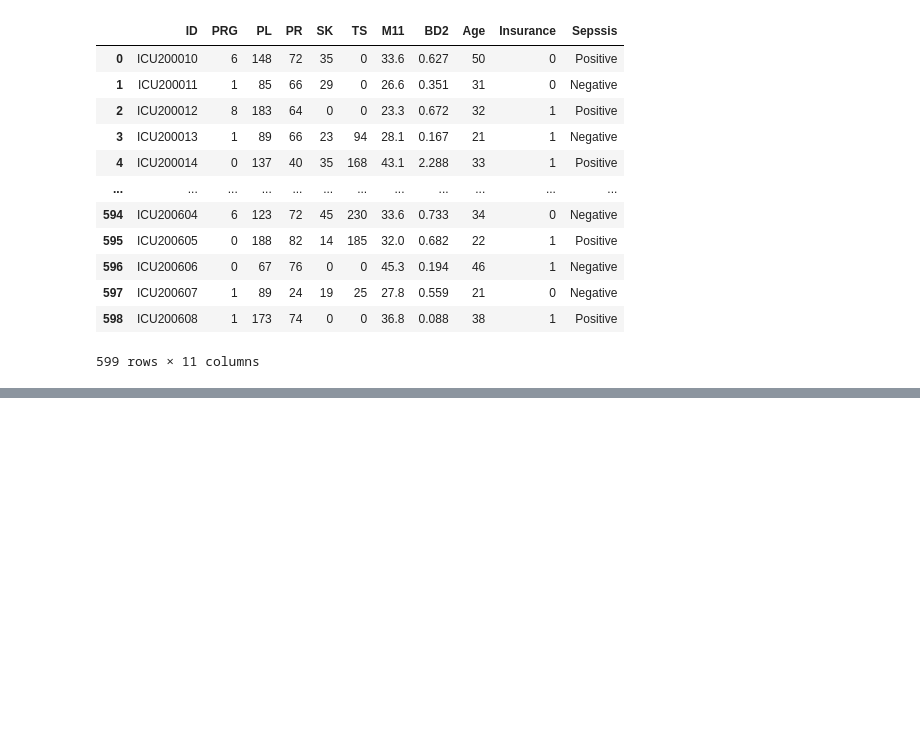
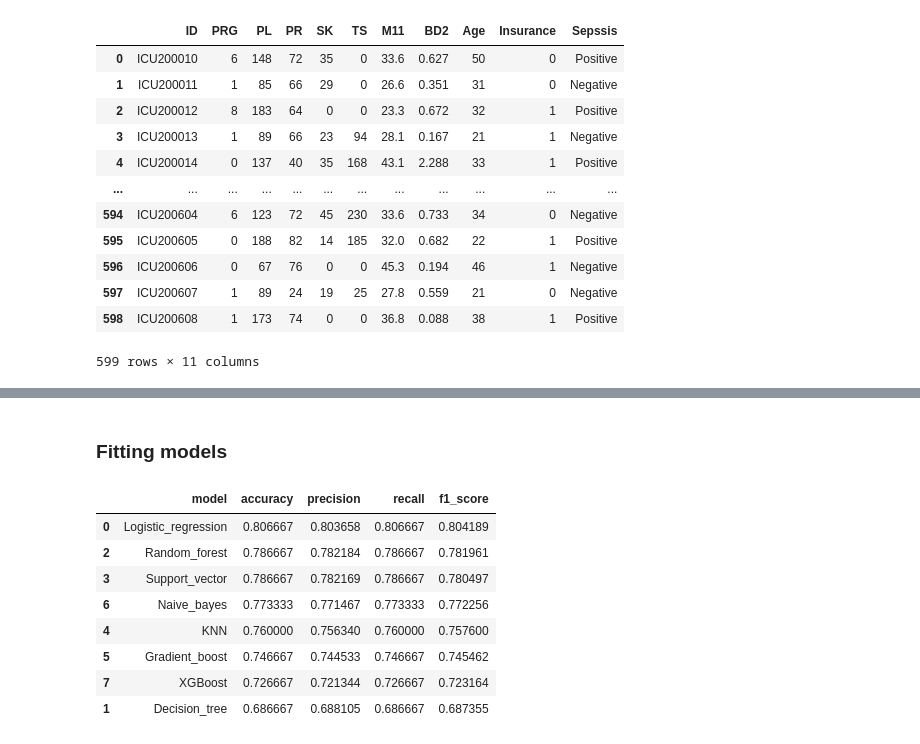
Before and after one commit to Phannsi/Machine-Learning-API-with-Fast-API, a Jupyter notebook: notebook.ipynb, the cells around one changed output, grey strips where cells are left out. Drawn from its saved outputs; the diff is of its cells as text; code cells hidden in the pictures; blank space fills up the shorter version.

```diff
--- a/notebook.ipynb
+++ b/notebook.ipynb
@@ -192,0 +261,54 @@ df
+# %% [markdown]
+### Fitting models
+# %%
+# Create a dictionary to store all pipelines
+all_pipelines = {}
+
+# Create Dictionary to store all confusion matrix
+all_confusion_matrix = {}
+
+metrics_table = pd.DataFrame(columns=['model', 'accuracy', 'precision', 'recall', 'f1_score'])
+
+for model, classifier in models:
+    pipeline = Pipeline(steps=[
+        ('num_scaler', RobustScaler()),
+        ('impute', SimpleImputer(strategy='median')),
+        ('feature_selection', SelectKBest(mutual_info_classif, k='all')), # Helps to select the best features
+        ('classifier', classifier)
+    ])
+
+    pipeline.fit(X_train, y_train_encoded)
+
+    # Store the pipeline in the dictionary
+    all_pipelines[model] = pipeline
+
+    y_pred = pipeline.predict(X_test)
+
+    metrics = classification_report(y_test_encoded, y_pred, output_dict=True)
+
+    conf_matrix = confusion_matrix(y_test_encoded, y_pred)
+
+    conf_matrix = confusion_matrix(y_test_encoded, y_pred)
+
+    # Add confusion matrix to all pipelines
+    all_confusion_matrix[model] = conf_matrix
+
+    accuracy = metrics['accuracy']
+    precision = metrics['weighted avg']['precision']
+    recall = metrics['weighted avg']['recall']
+    f1_score = metrics['weighted avg']['f1-score']
+
+    metrics_table.loc[len(metrics_table)] = [model, accuracy, precision, recall, f1_score]
+
+#Display metrics for all model in Descending order
+metrics_table.sort_values(by='f1_score', ascending=False)
+# %% [output]
+|  | model | accuracy | precision | recall | f1_score |
+| 0 | Logistic_regression | 0.806667 | 0.803658 | 0.806667 | 0.804189 |
+| 2 | Random_forest | 0.786667 | 0.782184 | 0.786667 | 0.781961 |
+| 3 | Support_vector | 0.786667 | 0.782169 | 0.786667 | 0.780497 |
+| 6 | Naive_bayes | 0.773333 | 0.771467 | 0.773333 | 0.772256 |
+| 4 | KNN | 0.760000 | 0.756340 | 0.760000 | 0.757600 |
+| 5 | Gradient_boost | 0.746667 | 0.744533 | 0.746667 | 0.745462 |
+| 7 | XGBoost | 0.726667 | 0.721344 | 0.726667 | 0.723164 |
+| 1 | Decision_tree | 0.686667 | 0.688105 | 0.686667 | 0.687355 |
```
Also changed, not shown: parts of 13 cells of this notebook.
